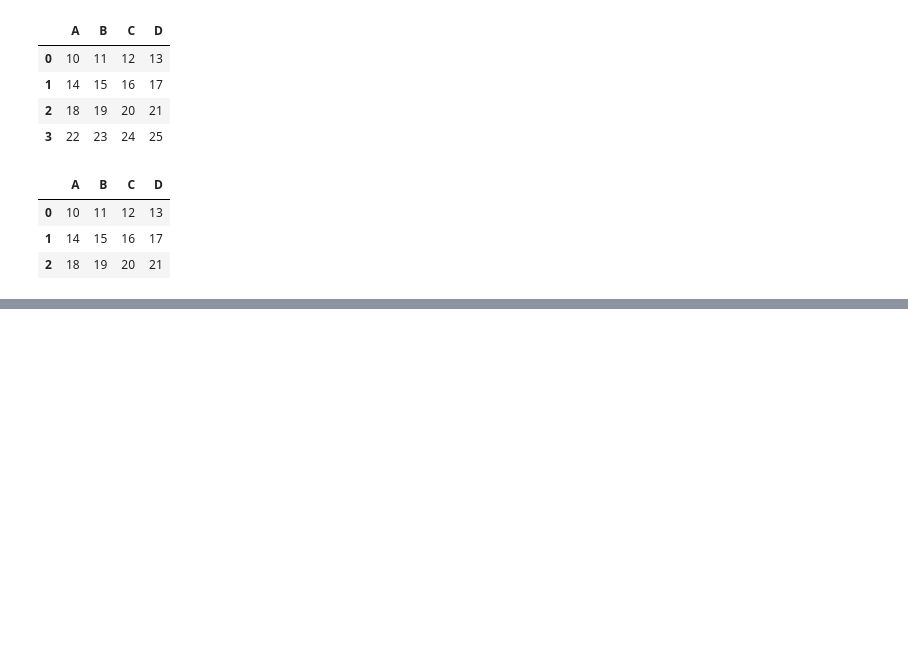
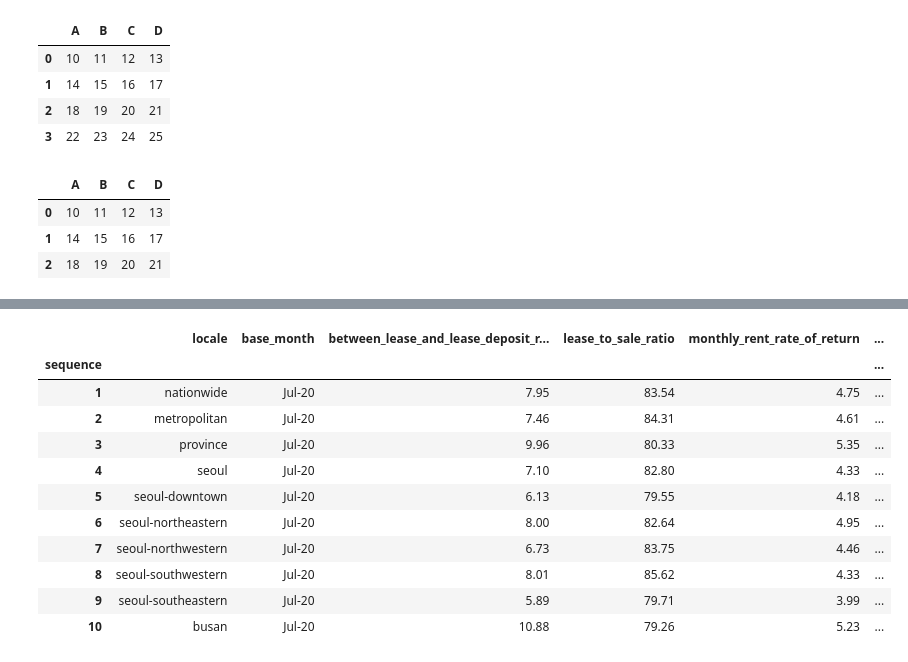
Before and after one commit to heesanggod/pythonworkspace, a Jupyter notebook: pandas_data_analysis/pandas_indexing.ipynb, the cells around one changed output, grey strips where cells are left out. Saved outputs shown, nothing was run; the diff lists cells and outputs as text; code cells hidden in the pictures; blank space fills up the shorter version.

```diff
--- a/pandas_data_analysis/pandas_indexing.ipynb
+++ b/pandas_data_analysis/pandas_indexing.ipynb
@@ -90,0 +185,17 @@ df2.loc[0:2]
+# %%
+# 2.
+# practice_df.head(10)
+practice_df.iloc[:10]
+# %% [output]
+|  | locale | base_month | between_lease_and_lease_deposit_r... | lease_to_sale_ratio | monthly_rent_rate_of_return | ... |
+| sequence |  |  |  |  |  | ... |
+| 1 | nationwide | Jul-20 | 7.95 | 83.54 | 4.75 | ... |
+| 2 | metropolitan | Jul-20 | 7.46 | 84.31 | 4.61 | ... |
+| 3 | province | Jul-20 | 9.96 | 80.33 | 5.35 | ... |
+| 4 | seoul | Jul-20 | 7.10 | 82.80 | 4.33 | ... |
+| 5 | seoul-downtown | Jul-20 | 6.13 | 79.55 | 4.18 | ... |
+| 6 | seoul-northeastern | Jul-20 | 8.00 | 82.64 | 4.95 | ... |
+| 7 | seoul-northwestern | Jul-20 | 6.73 | 83.75 | 4.46 | ... |
+| 8 | seoul-southwestern | Jul-20 | 8.01 | 85.62 | 4.33 | ... |
+| 9 | seoul-southeastern | Jul-20 | 5.89 | 79.71 | 3.99 | ... |
+| 10 | busan | Jul-20 | 10.88 | 79.26 | 5.23 | ... |
```
Also changed, not shown: parts of 14 cells of this notebook.
